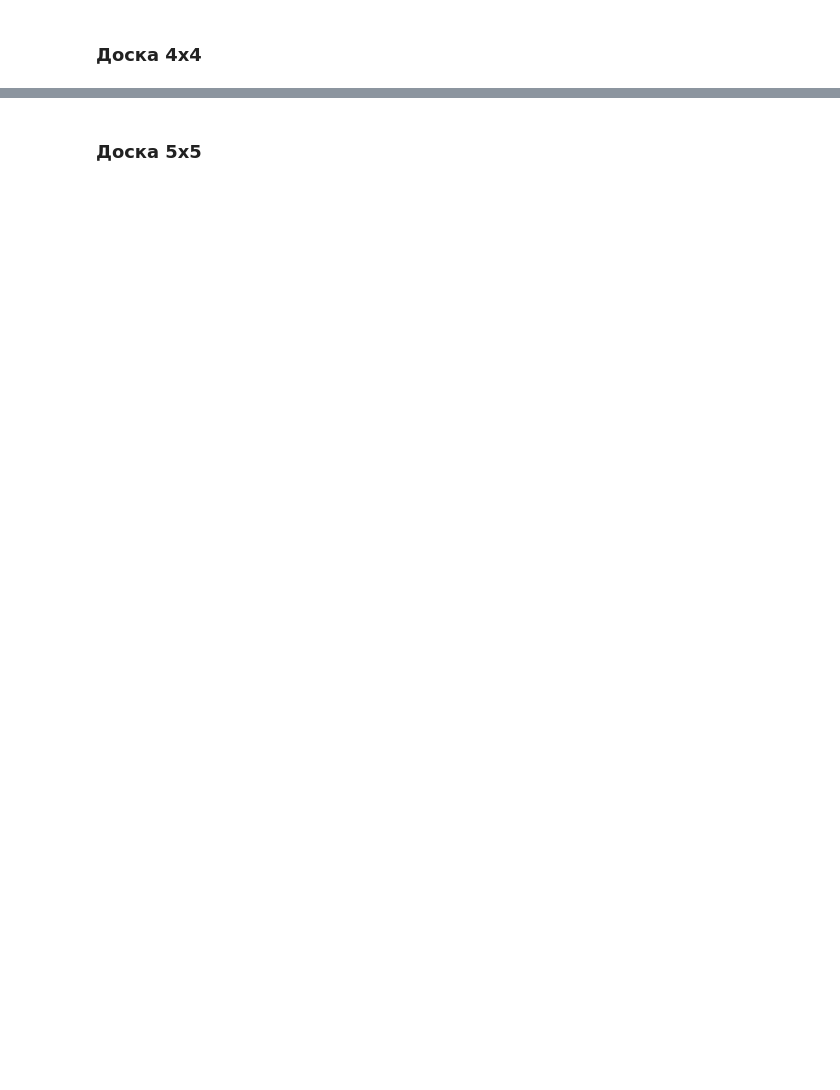
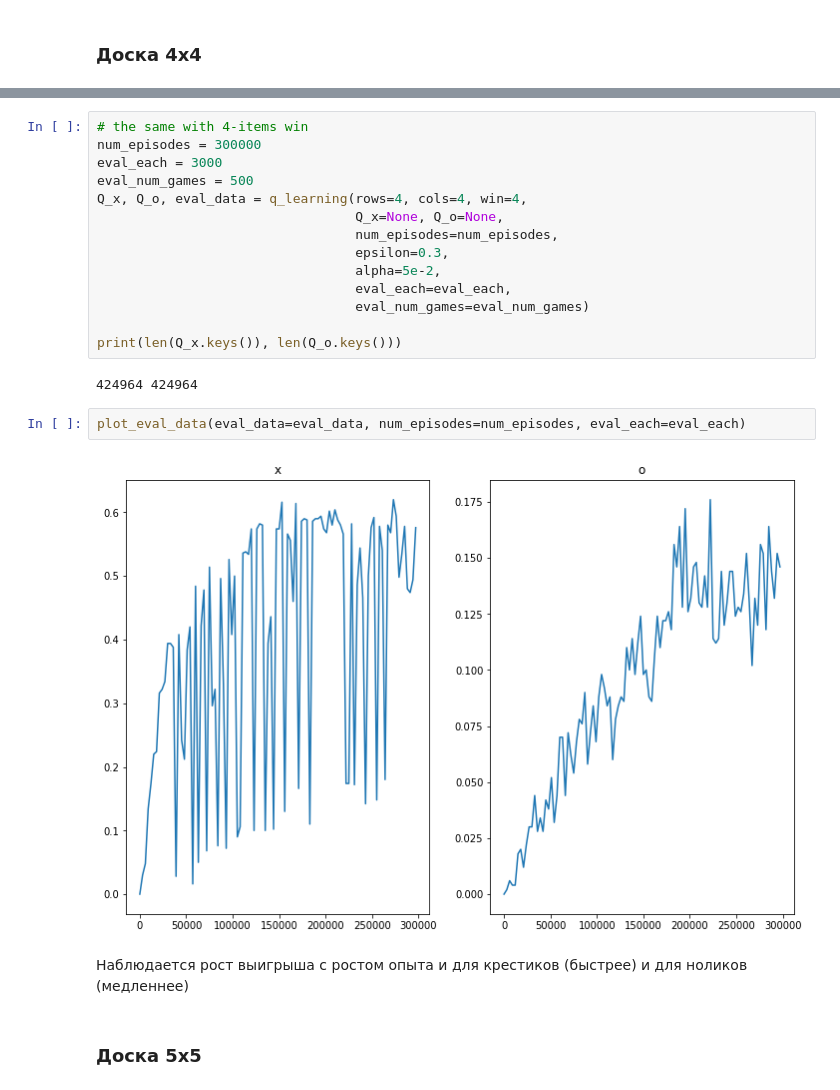
Before and after one commit to biquaternion/MADE2021_Advanced_DL_n_RL, a Jupyter notebook: HW2/HW2_tictactoe.ipynb, the cells around one changed output, grey strips where cells are left out. Cells and saved outputs as stored; diff of their text form; blank space fills up the shorter version.

```diff
--- a/HW2/HW2_tictactoe.ipynb
+++ b/HW2/HW2_tictactoe.ipynb
@@ -168,3 +180,25 @@ axs[1].plot(range(len(eval_data['o'])), eval_data['o'])
+# %%
+# the same with 4-items win
+num_episodes = 300000
+eval_each = 3000
+eval_num_games = 500
+Q_x, Q_o, eval_data = q_learning(rows=4, cols=4, win=4,
+                                 Q_x=None, Q_o=None,
+                                 num_episodes=num_episodes,
+                                 epsilon=0.3,
+                                 alpha=5e-2,
+                                 eval_each=eval_each,
+                                 eval_num_games=eval_num_games)
+
+print(len(Q_x.keys()), len(Q_o.keys()))
+# %% [output]
+424964 424964
+# %%
+plot_eval_data(eval_data=eval_data, num_episodes=num_episodes, eval_each=eval_each)
+# %% [output]
+[figure, added]
+# %% [markdown]
+Наблюдается рост выигрыша с ростом опыта и для крестиков (быстрее) и для ноликов (медленнее)
 # %% [markdown]
 ### Доска 5x5
 # %%
```
Also changed, not shown: parts of 35 cells of this notebook.
